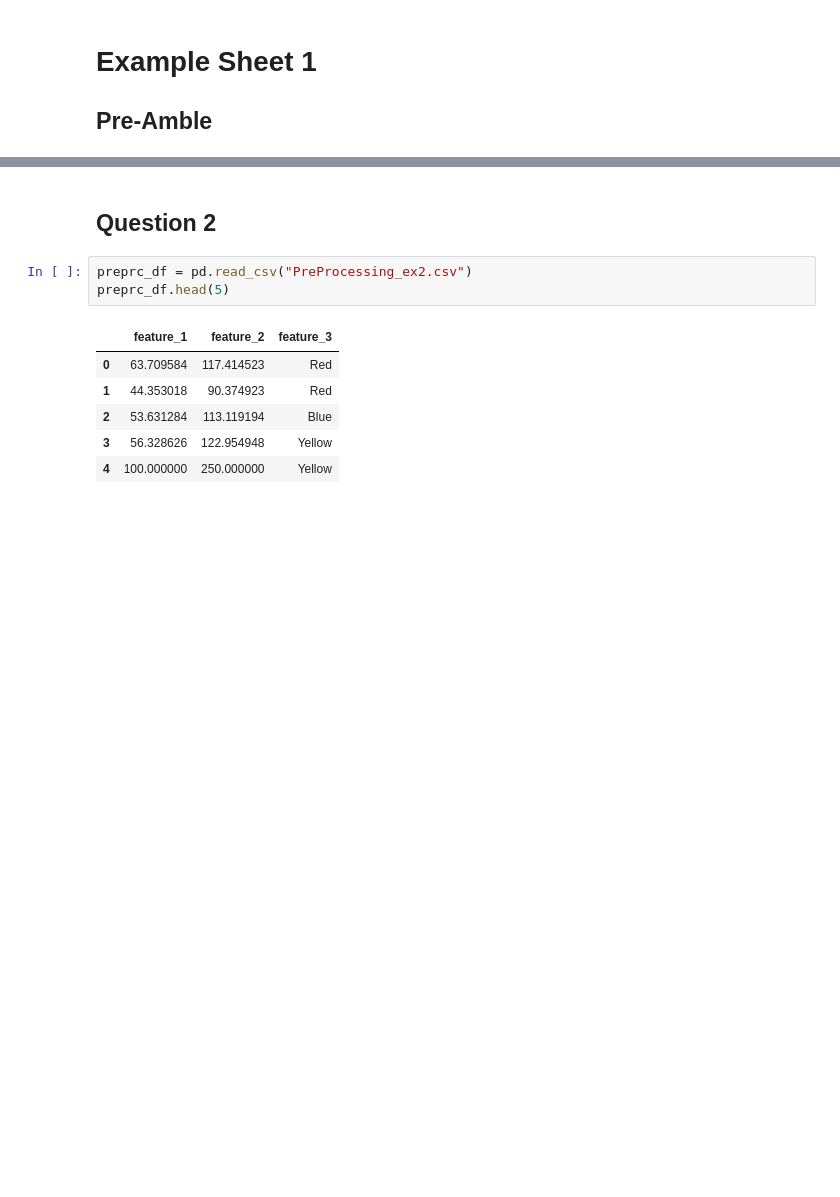
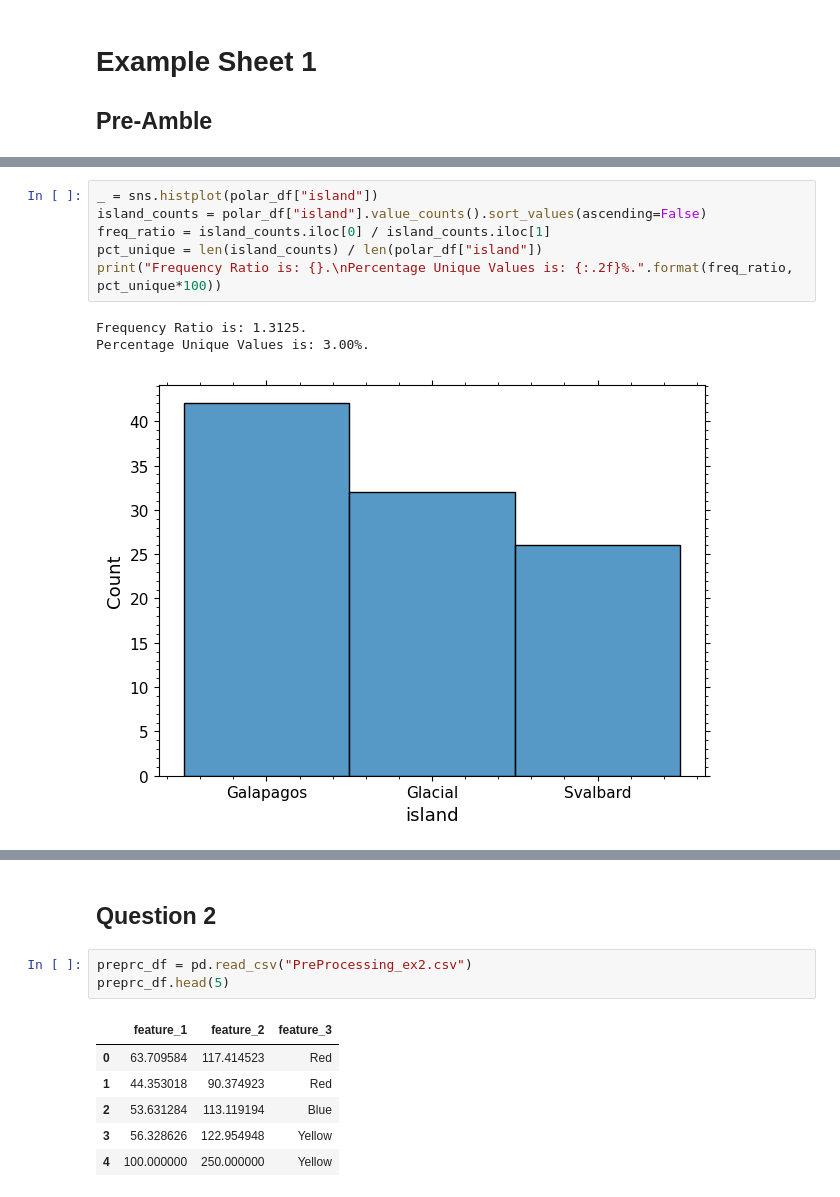
Before and after one commit to james-hughes1/mphildis-coursework, a Jupyter notebook: applied-data-science/Examples1.ipynb, the cells around one changed output, grey strips where cells are left out. Drawn from its saved outputs; the diff is of its cells as text; blank space fills up the shorter version.

```diff
--- a/applied-data-science/Examples1.ipynb
+++ b/applied-data-science/Examples1.ipynb
@@ -82,0 +99,10 @@ where $\mu$ is the mean and $\sigma$ is the standard deviation of the sample.
+# %%
+_ = sns.histplot(polar_df["island"])
+island_counts = polar_df["island"].value_counts().sort_values(ascending=False)
+freq_ratio = island_counts.iloc[0] / island_counts.iloc[1]
+pct_unique = len(island_counts) / len(polar_df["island"])
+print("Frequency Ratio is: {}.\nPercentage Unique Values is: {:.2f}%.".format(freq_ratio, pct_unique*100))
+# %% [output]
+Frequency Ratio is: 1.3125.
+Percentage Unique Values is: 3.00%.
+[figure, added]
```
Also changed, not shown: parts of 91 cells of this notebook, 3 other files.
